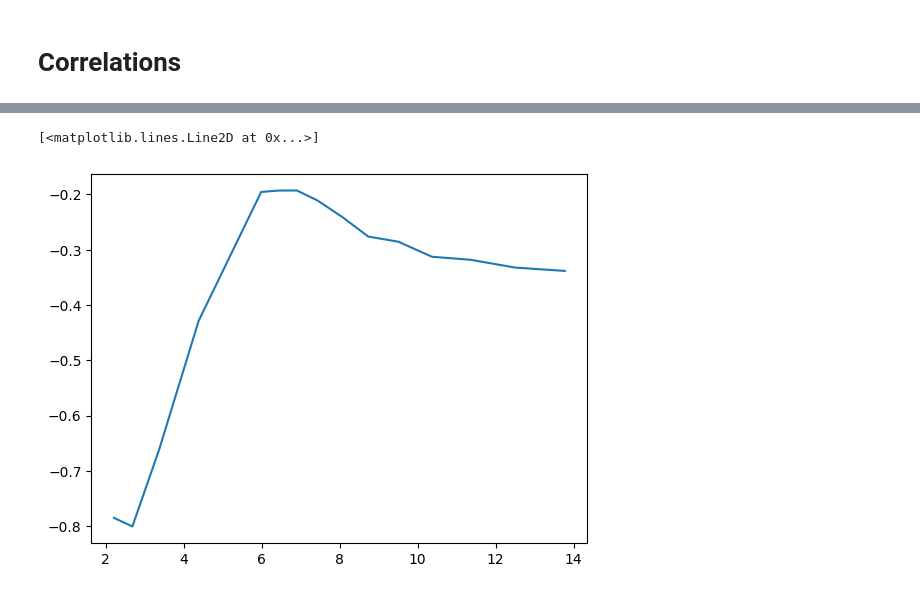
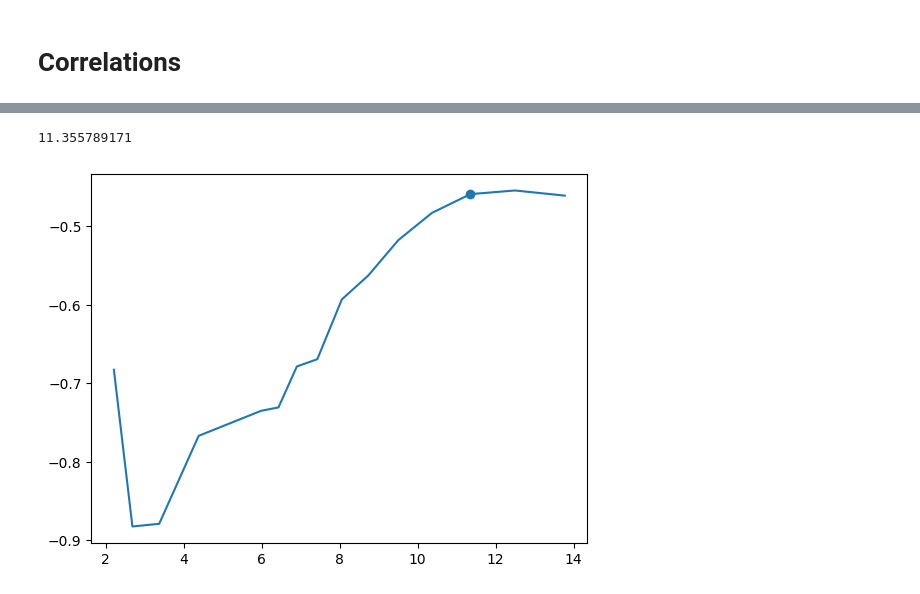
Before and after one commit to finn-pal/gc_statistics, a Jupyter notebook: paper_plots/radial_migration.ipynb, the cells around one changed output, grey strips where cells are left out. Saved outputs shown, nothing was run; the diff lists cells and outputs as text; code cells hidden in the pictures.

```diff
--- a/paper_plots/radial_migration.ipynb
+++ b/paper_plots/radial_migration.ipynb
@@ -338,5 +317,10 @@ plt.plot(time_lst, sim_dict[sim]["avg_tidem"])
 # %%
+sim = "m12m"
 plt.plot(time_lst, sim_dict[sim]["avg_et_norm"])
+
+i = 12
+plt.scatter(time_lst[i], sim_dict[sim]["avg_et_norm"][i])
+time_lst[i]
 # %% [output]
-[<matplotlib.lines.Line2D at 0x...>]
+11.355789171
-[figure, old version]
+[figure, new version]
```
Also changed, not shown: parts of 7 cells of this notebook, 15 other files.
